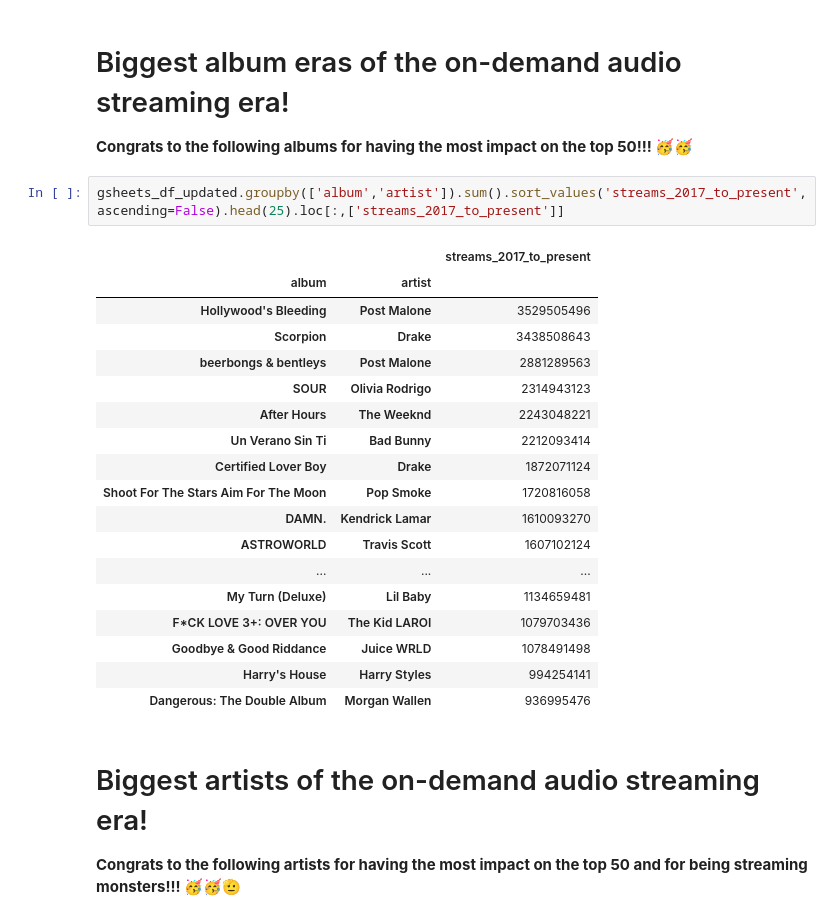
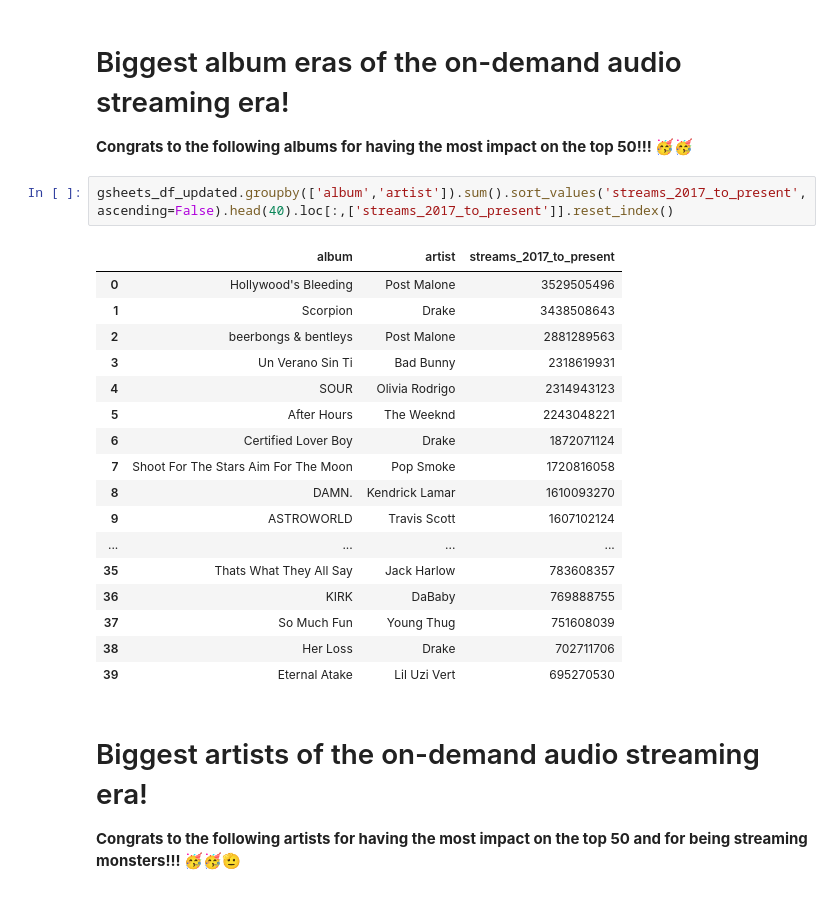
Before and after one commit to jeremiasfv22/USA-Hits-Spotify-Data-Project, a Jupyter notebook: 2) Data Analysis - US Streaming Hits.ipynb, the cells around one changed output. Saved outputs shown, nothing was run; the diff lists cells and outputs as text.

```diff
--- a/2) Data Analysis - US Streaming Hits.ipynb
+++ b/2) Data Analysis - US Streaming Hits.ipynb
@@ -293,26 +362,25 @@ The median length of a hit song with at least 600 mil streams during their time
 # Biggest album eras of the on-demand audio streaming era!
 __Congrats to the following albums for having the most impact on the top 50!!! 🥳🥳__
 # %%
-gsheets_df_updated.groupby(['album','artist']).sum().sort_values('streams_2017_to_present',ascending=False).head(25).loc[:,['streams_2017_to_present']]
+gsheets_df_updated.groupby(['album','artist']).sum().sort_values('streams_2017_to_present',ascending=False).head(40).loc[:,['streams_2017_to_present']].reset_index()
 # %% [output]
-|  |  | streams_2017_to_present |
-| album | artist |  |
-| Hollywood's Bleeding | Post Malone | 3529505496 |
-| Scorpion | Drake | 3438508643 |
-| beerbongs & bentleys | Post Malone | 2881289563 |
-| SOUR | Olivia Rodrigo | 2314943123 |
-| After Hours | The Weeknd | 2243048221 |
-| Un Verano Sin Ti | Bad Bunny | 2212093414 |
-| Certified Lover Boy | Drake | 1872071124 |
-| Shoot For The Stars Aim For The Moon | Pop Smoke | 1720816058 |
-| DAMN. | Kendrick Lamar | 1610093270 |
-| ASTROWORLD | Travis Scott | 1607102124 |
-| ... | ... | ... |
-| My Turn (Deluxe) | Lil Baby | 1134659481 |
-| F*CK LOVE 3+: OVER YOU | The Kid LAROI | 1079703436 |
-| Goodbye & Good Riddance | Juice WRLD | 1078491498 |
-| Harry's House | Harry Styles | 994254141 |
-| Dangerous: The Double Album | Morgan Wallen | 936995476 |
+|  | album | artist | streams_2017_to_present |
+| 0 | Hollywood's Bleeding | Post Malone | 3529505496 |
+| 1 | Scorpion | Drake | 3438508643 |
+| 2 | beerbongs & bentleys | Post Malone | 2881289563 |
+| 3 | Un Verano Sin Ti | Bad Bunny | 2318619931 |
+| 4 | SOUR | Olivia Rodrigo | 2314943123 |
+| 5 | After Hours | The Weeknd | 2243048221 |
+| 6 | Certified Lover Boy | Drake | 1872071124 |
+| 7 | Shoot For The Stars Aim For The Moon | Pop Smoke | 1720816058 |
+| 8 | DAMN. | Kendrick Lamar | 1610093270 |
+| 9 | ASTROWORLD | Travis Scott | 1607102124 |
+| ... | ... | ... | ... |
+| 35 | Thats What They All Say | Jack Harlow | 783608357 |
+| 36 | KIRK | DaBaby | 769888755 |
+| 37 | So Much Fun | Young Thug | 751608039 |
+| 38 | Her Loss | Drake | 702711706 |
+| 39 | Eternal Atake | Lil Uzi Vert | 695270530 |
 # %% [markdown]
 # Biggest artists of the on-demand audio streaming era!
 __Congrats to the following artists for having the most impact on the top 50 and for being streaming monsters!!! 🥳🥳🫡__
```
Also changed, not shown: parts of 19 cells of this notebook, 3 other files.
